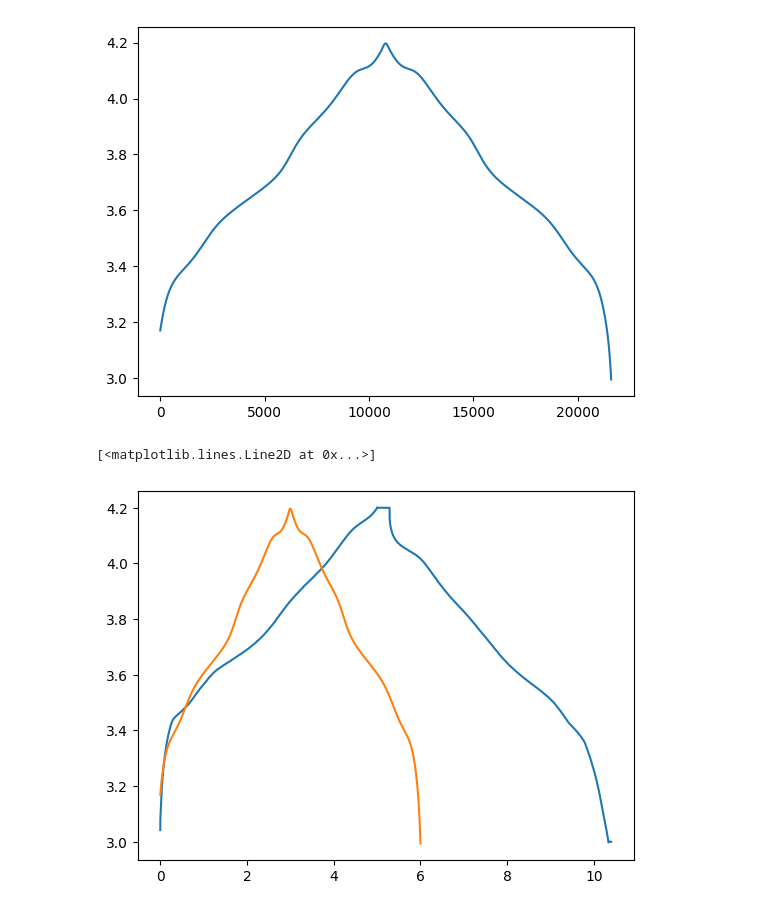
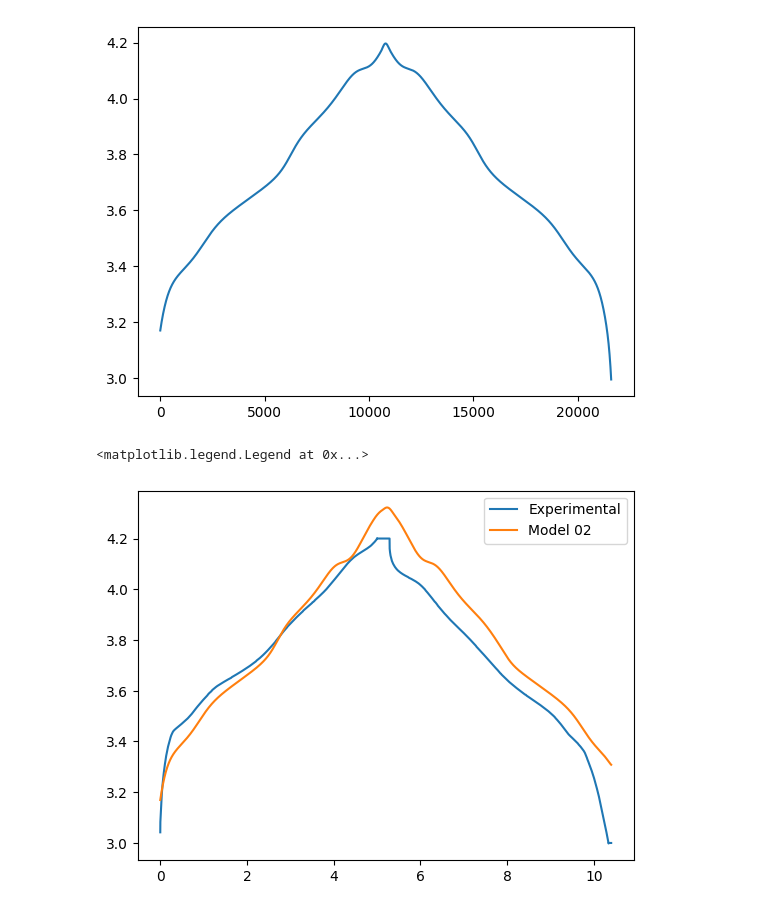
Before and after one commit to amundmr/pxd-ground-up, a Jupyter notebook: 02_full_cell_conc.ipynb, the cells around one changed output. Saved outputs shown, nothing was run; the diff lists cells and outputs as text; code cells hidden in the pictures.

Commit message:
Added current function for easy comparison with experimental data

```diff
--- a/02_full_cell_conc.ipynb
+++ b/02_full_cell_conc.ipynb
@@ -153,10 +160,19 @@ plt.plot(t, U)
 # %%
 # At this point, I am ready to compare to BoL of my cell!
 exp = np.genfromtxt('MJ1_01_01_C5.csv', delimiter=",", skip_header=1).T
 exp[1] = exp[1]-exp[1][0]
 exp_t, exp_u, exp_i = exp[1:4]
-plt.plot(exp_t/3600, exp_u)
-plt.plot(t/3600, U)
+
+p = ParameterSet()
+c = CurrentFunction(exp_t, exp_i)
+
+m = Model(p, c)
+
+t, U = m.solve()
+
+plt.plot(exp_t/3600, exp_u, label="Experimental")
+plt.plot(t/3600, U, label = "Model 02")
+plt.legend()
 # %% [output]
-[<matplotlib.lines.Line2D at 0x...>]
+<matplotlib.legend.Legend at 0x...>
-[figure, old version]
+[figure, new version]
```
Also changed, not shown: parts of 3 cells of this notebook.
